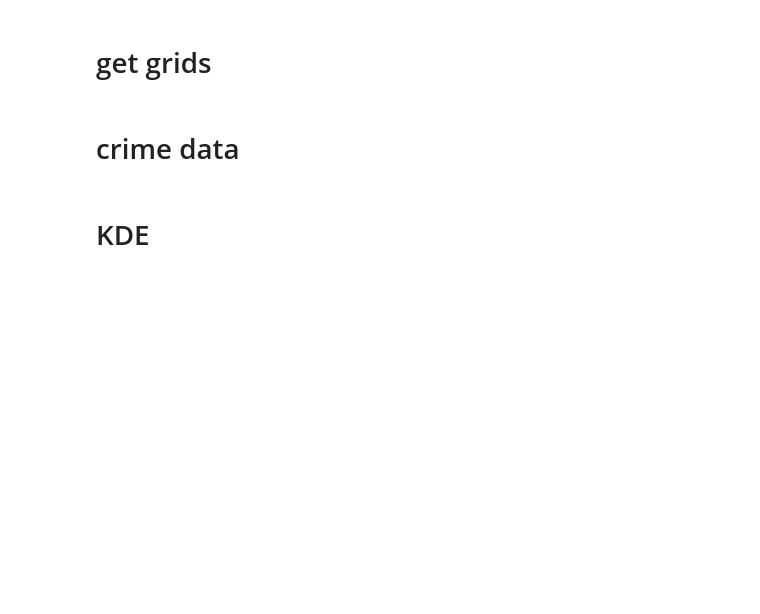
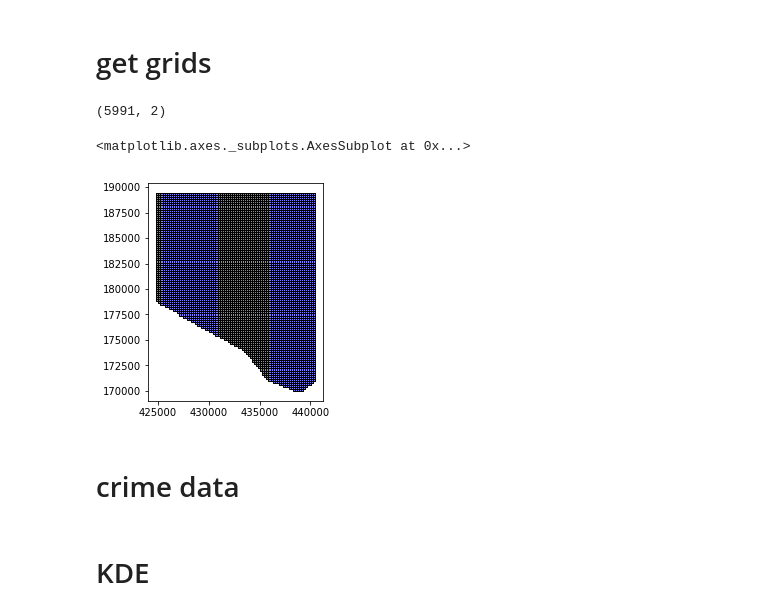
Before and after one commit to JHWu92/public-safety-baltimore, a Jupyter notebook: kde-on-crime.ipynb, the cells around one changed output. Cells and saved outputs as stored; diff of their text form; code cells hidden in the pictures; blank space fills up the shorter version.

```diff
--- a/kde-on-crime.ipynb
+++ b/kde-on-crime.ipynb
@@ -46,11 +46,15 @@ def get_grids(shape, grid_size=200, crs=None):
         grids.crs = crs
     return grids
 # %%
-cityline = gp.read_file('data/open-baltimore/raw/Baltcity_20Line/baltcity_line.shp')
+cityline = gp.read_file('data/open-baltimore/raw/Baltcity_Line/baltcity_line.shp')
 cityline = cityline.to_crs(epsg=3559)
 # %%
 grid_size=200
 grids = get_grids(cityline.geometry[0], grid_size)
 print(grids.shape)
-grids.plot()
+grids.plot(color='blue')
+# %% [output]
+(5991, 2)
+<matplotlib.axes._subplots.AxesSubplot at 0x...>
+[figure, added]
 # %%
```
Also changed, not shown: parts of 18 cells of this notebook.
